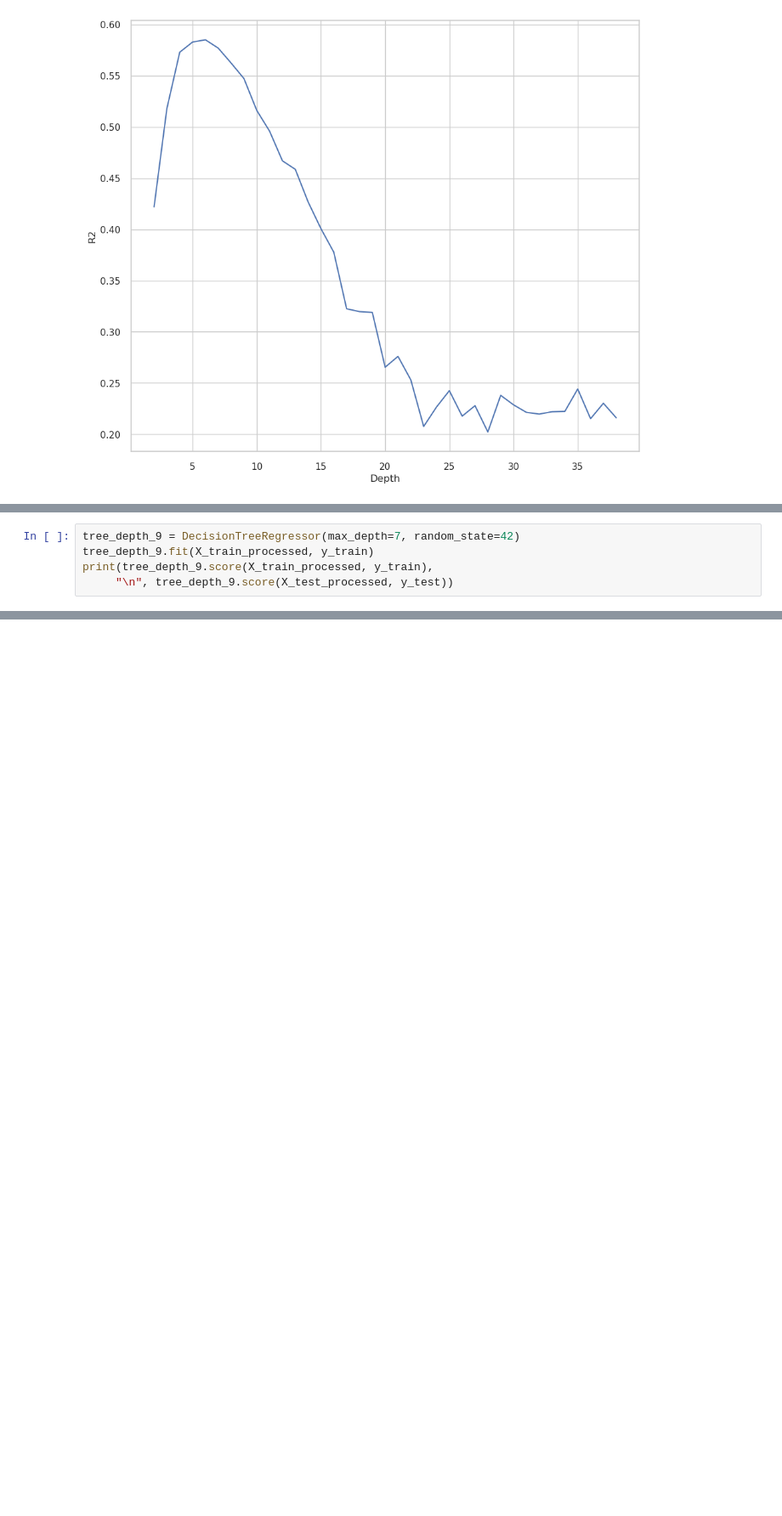
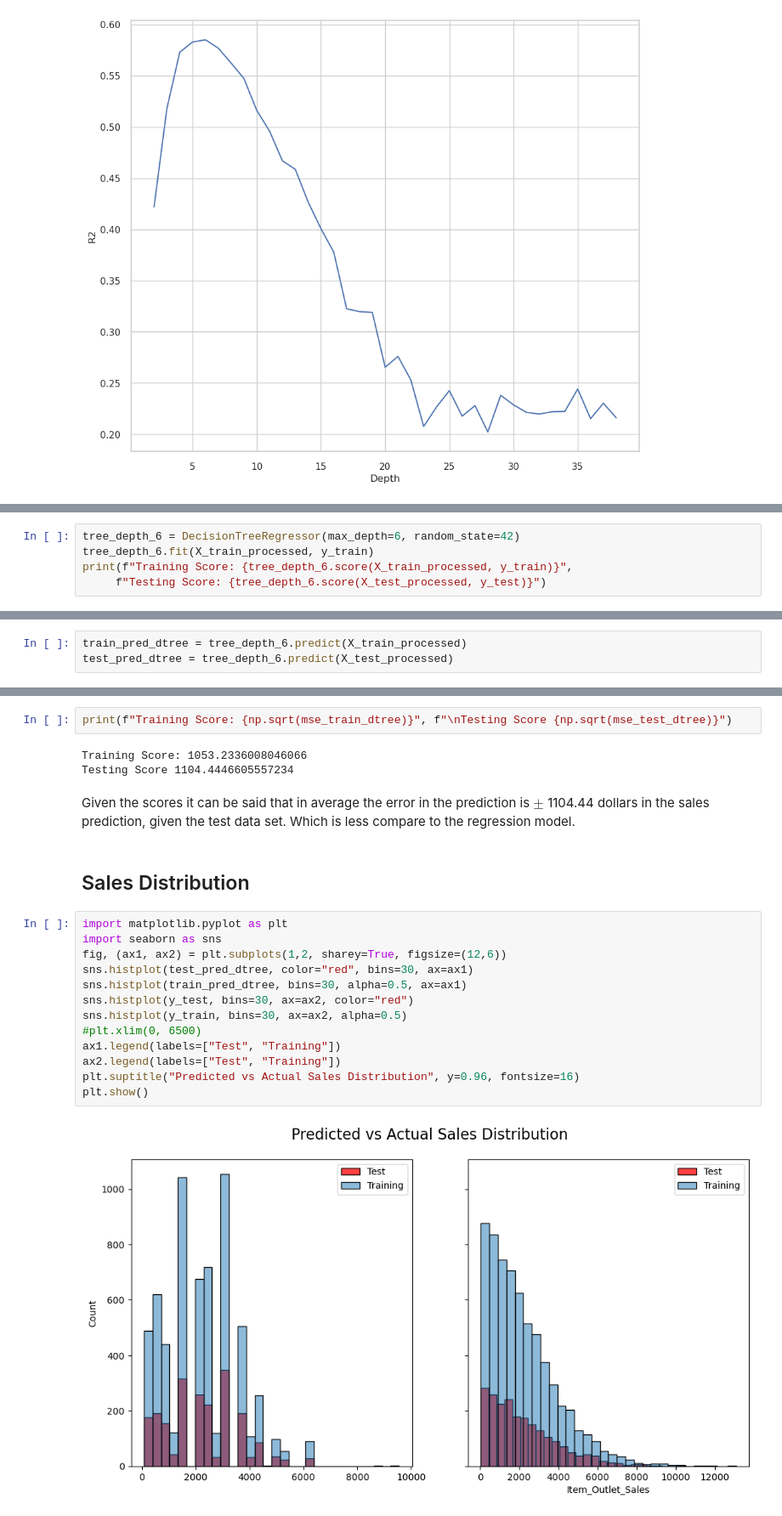
Before and after one commit to YeisonAndreyLiCe/food_sales_prediction, a Jupyter notebook: implementation_of_models.ipynb, the cells around one changed output, grey strips where cells are left out. Shown at 85% size. Cells and saved outputs as stored; diff of their text form; blank space fills up the shorter version.

Commit message:
models fitting

```diff
--- a/implementation_of_models.ipynb
+++ b/implementation_of_models.ipynb
@@ -206,6 +231,6 @@ plt.show()
 # %%
-tree_depth_9 = DecisionTreeRegressor(max_depth=7, random_state=42)
-tree_depth_9.fit(X_train_processed, y_train)
-print(tree_depth_9.score(X_train_processed, y_train),
-     "\n", tree_depth_9.score(X_test_processed, y_test))
+tree_depth_6 = DecisionTreeRegressor(max_depth=6, random_state=42)
+tree_depth_6.fit(X_train_processed, y_train)
+print(f"Training Score: {tree_depth_6.score(X_train_processed, y_train)}",
+     f"Testing Score: {tree_depth_6.score(X_test_processed, y_test)}")
 # %% [output]
@@ -213,0 +242,3 @@ print(tree_depth_9.score(X_train_processed, y_train),
+# %%
+train_pred_dtree = tree_depth_6.predict(X_train_processed)
+test_pred_dtree = tree_depth_6.predict(X_test_processed)
@@ -213,0 +253,24 @@ print(tree_depth_9.score(X_train_processed, y_train),
+# %%
+print(f"Training Score: {np.sqrt(mse_train_dtree)}", f"\nTesting Score {np.sqrt(mse_test_dtree)}")
+# %% [output]
+Training Score: 1053.2336008046066
+Testing Score 1104.4446605557234
+# %% [markdown]
+Given the scores it can be said that in average the error in the prediction is $\pm$ 1104.44 dollars in the sales prediction, given the test data set. Which is less compare to the regression model.
+# %% [markdown]
+## Sales Distribution
+# %%
+import matplotlib.pyplot as plt
+import seaborn as sns
+fig, (ax1, ax2) = plt.subplots(1,2, sharey=True, figsize=(12,6))
+sns.histplot(test_pred_dtree, color="red", bins=30, ax=ax1)
+sns.histplot(train_pred_dtree, bins=30, alpha=0.5, ax=ax1)
+sns.histplot(y_test, bins=30, ax=ax2, color="red")
+sns.histplot(y_train, bins=30, ax=ax2, alpha=0.5)
+#plt.xlim(0, 6500)
+ax1.legend(labels=["Test", "Training"])
+ax2.legend(labels=["Test", "Training"])
+plt.suptitle("Predicted vs Actual Sales Distribution", y=0.96, fontsize=16)
+plt.show()
+# %% [output]
+[figure, added]
```
Also changed, not shown: parts of 30 cells of this notebook.
